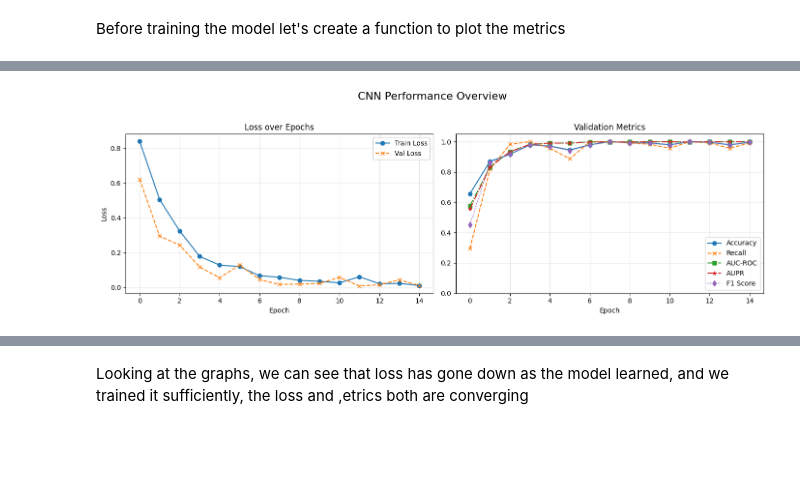
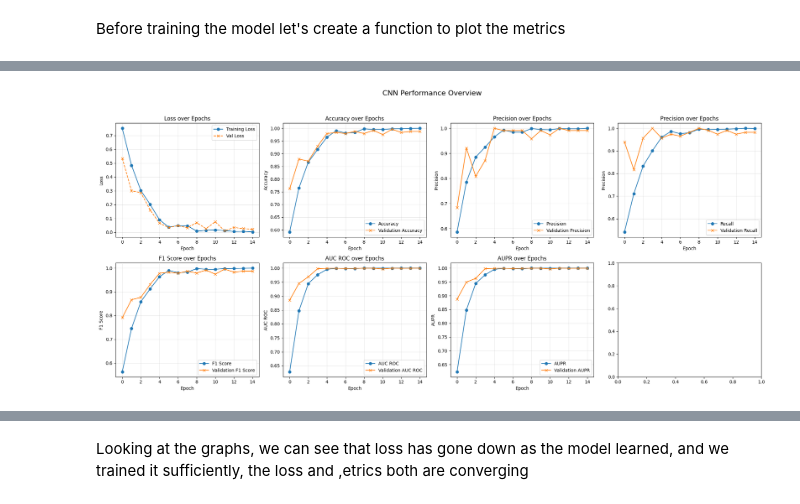
Before and after one commit to arvinfatemi/QAz5YPD3BIEbZXAx, a Jupyter notebook: monreader.ipynb, the cells around one changed output, grey strips where cells are left out. Drawn from its saved outputs; the diff is of its cells as text; code cells hidden in the pictures; blank space fills up the shorter version.

```diff
--- a/monreader.ipynb
+++ b/monreader.ipynb
@@ -141,11 +118,4 @@ for images, labels in train_ds.take(1):
         plt.axis("off")
 # %% [output]
 [figure]
-# %%
-def to_one_hot(x, y):
-    return x, tf.one_hot(y, depth=num_classes)
-
-train_ds = train_ds.map(to_one_hot)
-val_ds   = val_ds.map(to_one_hot)
-test_ds  = test_ds.map(to_one_hot)
 # %% [markdown]
@@ -153,10 +123,9 @@ Now we can move on to craate the CNN itself:
 # %%
-from tensorflow.keras.models import Sequential
-
 img_size = (img_height, img_width)
 
 cnn = Sequential([
-    layers.Rescaling(1./255, input_shape=(*img_size, 3)),
+    keras.Input(shape=(*img_size, 3)),
+    layers.Rescaling(1./255),
     layers.Conv2D(32, 3, activation='relu'),
     layers.MaxPooling2D(),
     layers.Conv2D(64, 3, activation='relu'),
@@ -177,8 +146,9 @@ cnn.compile(
              tf.keras.metrics.Recall(name='recall'),
              tf.keras.metrics.AUC(name='auc-roc', curve='ROC'),
              tf.keras.metrics.AUC(name='aupr', curve='PR'),
-             tf.keras.metrics.FalsePositives(name='FP'),
-             tf.keras.metrics.FalseNegatives(name='FN')]
+             # tf.keras.metrics.FalsePositives(name='FP'),
+             # tf.keras.metrics.FalseNegatives(name='FN')
+            ]
 )
 
 cnn.summary()
@@ -285,4 +299,4 @@ Epoch 15/15
 # %%
-plot_side_by_side(history_cnn, "CNN Performance Overview")
+plot_training(history_cnn, "CNN Performance Overview")
 # %% [output]
-[figure, old version]
+[figure, new version]
```
Also changed, not shown: parts of 27 cells of this notebook.
